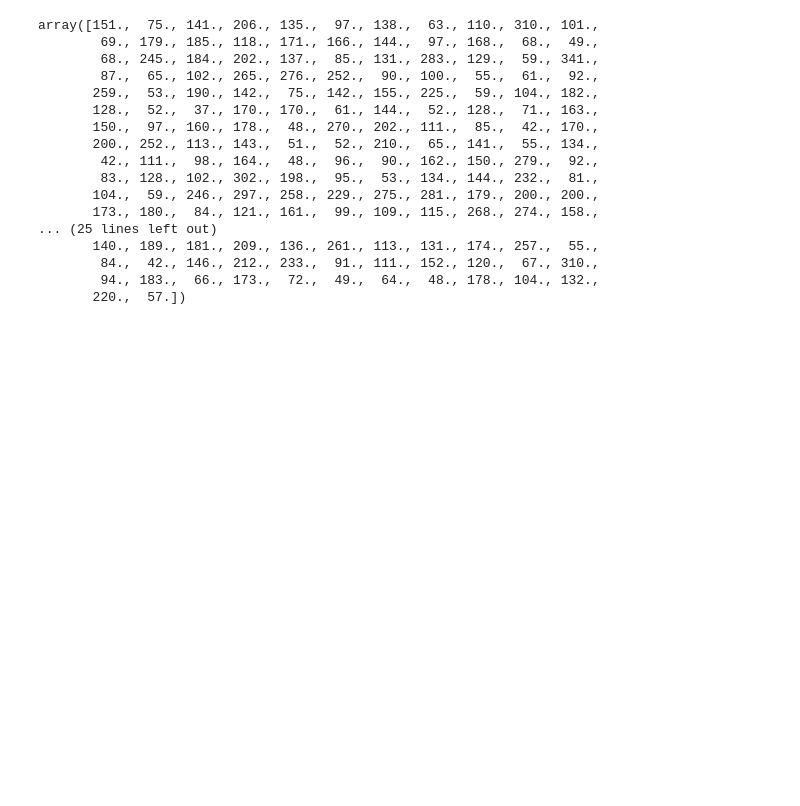
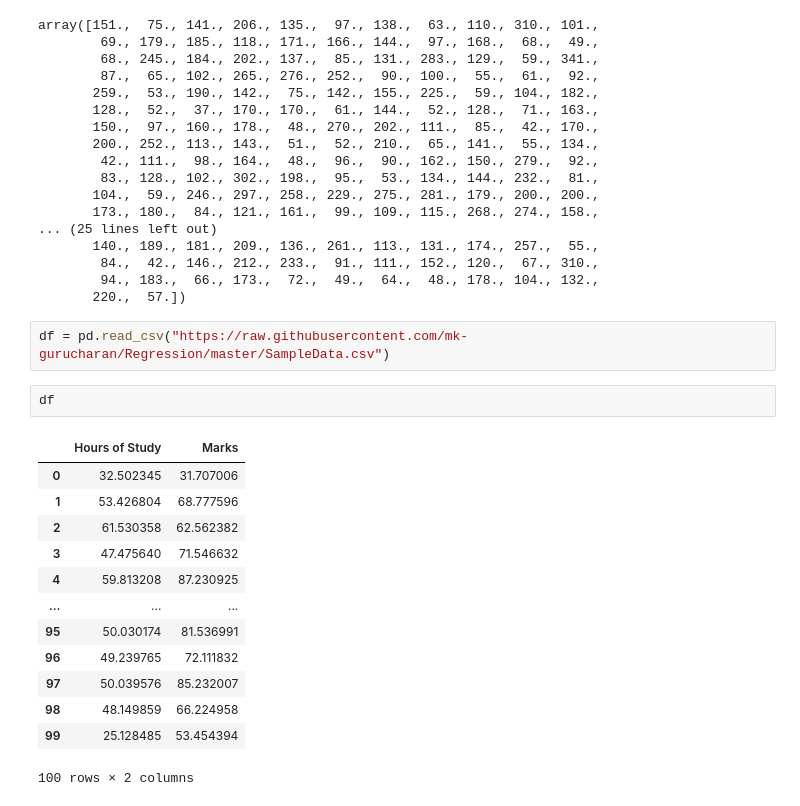
Before and after one commit to mihirh19/predicting_baltimore_salary, a Jupyter notebook: svm.ipynb, the cells around one changed output. Cells and saved outputs as stored; diff of their text form; blank space fills up the shorter version.

```diff
--- a/svm.ipynb
+++ b/svm.ipynb
@@ -47,3 +47,21 @@ array([151.,  75., 141., 206., 135.,  97., 138.,  63., 110., 310., 101.,
         84.,  42., 146., 212., 233.,  91., 111., 152., 120.,  67., 310.,
         94., 183.,  66., 173.,  72.,  49.,  64.,  48., 178., 104., 132.,
        220.,  57.])
+# %%
+df = pd.read_csv("https://raw.githubusercontent.com/mk-gurucharan/Regression/master/SampleData.csv")
+# %%
+df
+# %% [output]
+|  | Hours of Study | Marks |
+| 0 | 32.502345 | 31.707006 |
+| 1 | 53.426804 | 68.777596 |
+| 2 | 61.530358 | 62.562382 |
+| 3 | 47.475640 | 71.546632 |
+| 4 | 59.813208 | 87.230925 |
+| ... | ... | ... |
+| 95 | 50.030174 | 81.536991 |
+| 96 | 49.239765 | 72.111832 |
+| 97 | 50.039576 | 85.232007 |
+| 98 | 48.149859 | 66.224958 |
+| 99 | 25.128485 | 53.454394 |
+100 rows × 2 columns
```
Also changed, not shown: parts of 22 cells of this notebook, 3 other files.
